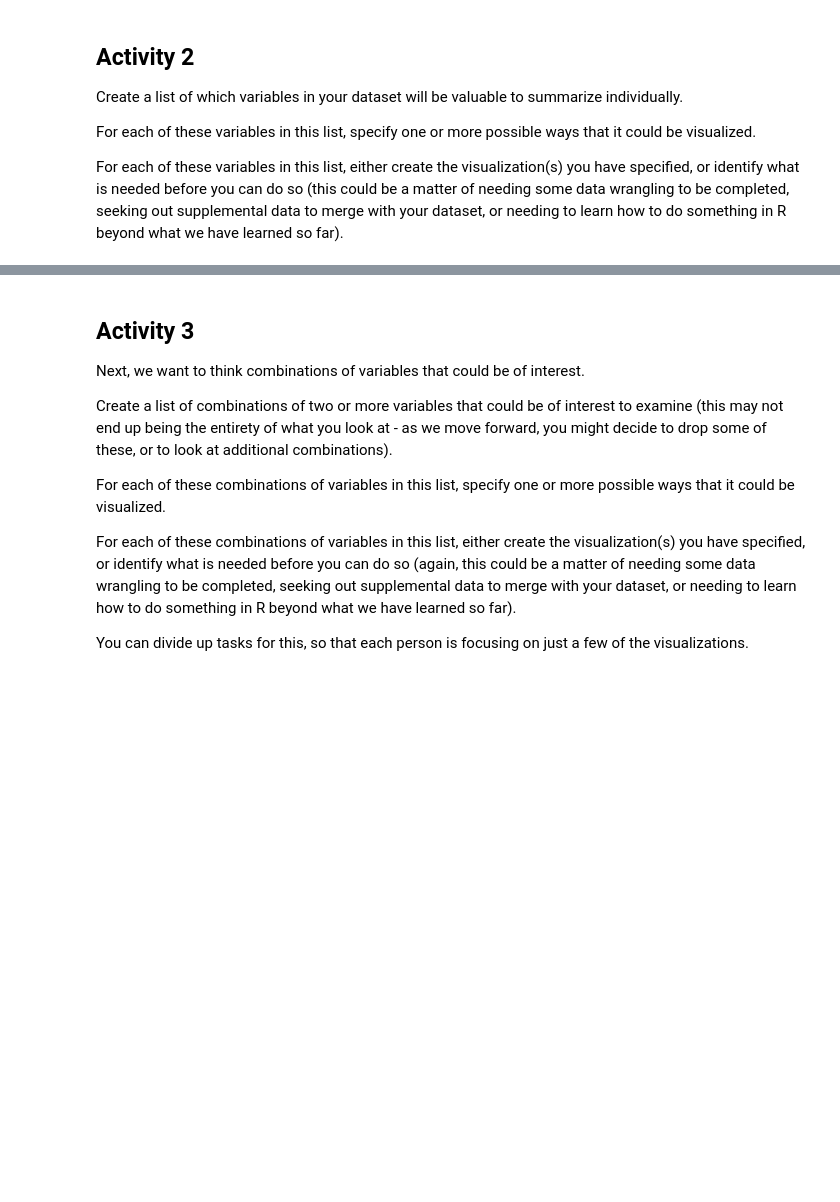
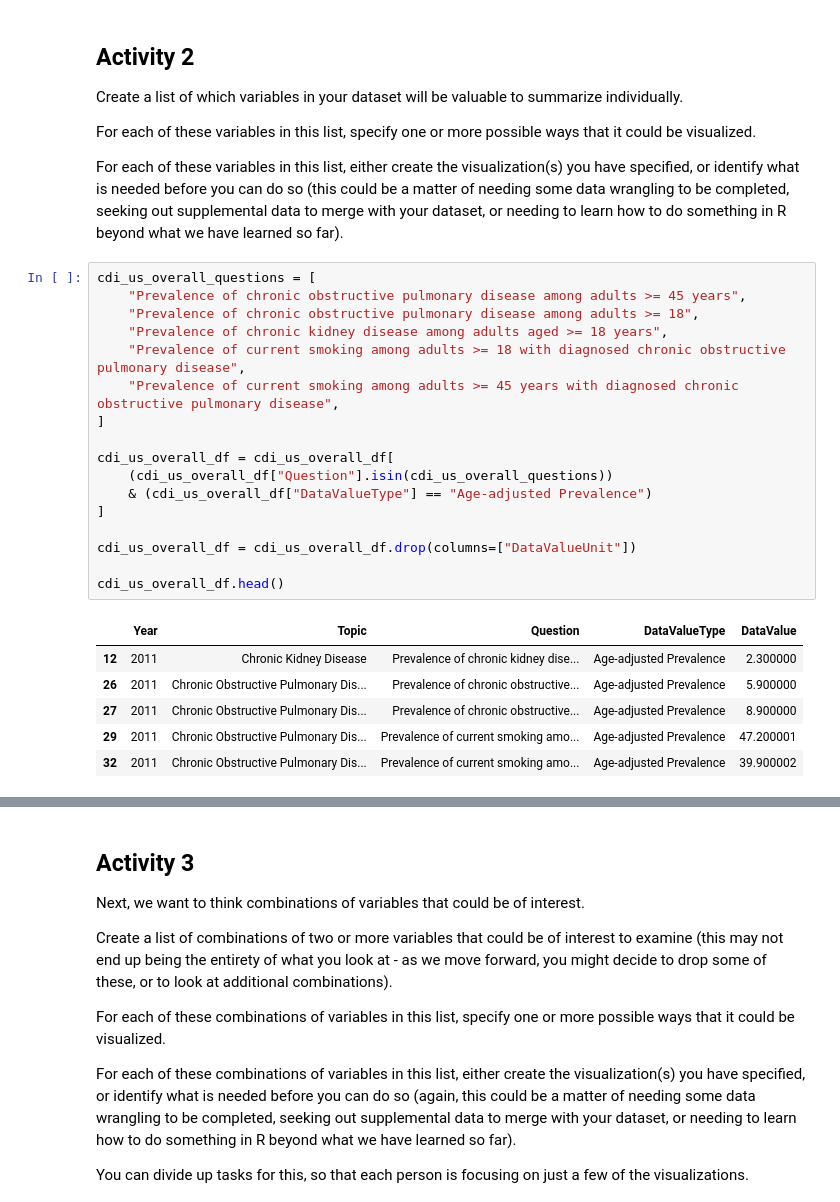
Before and after one commit to DATA5310/covid_effects, a Jupyter notebook: notebooks/homeworks/2.homework_7.ipynb, the cells around one changed output, grey strips where cells are left out. Drawn from its saved outputs; the diff is of its cells as text; blank space fills up the shorter version.

```diff
--- a/notebooks/homeworks/2.homework_7.ipynb
+++ b/notebooks/homeworks/2.homework_7.ipynb
@@ -37,3 +73,27 @@ Create a list of which variables in your dataset will be valuable to summarize i
 For each of these variables in this list, specify one or more possible ways that it could be visualized.
 
 For each of these variables in this list, either create the visualization(s) you have specified, or identify what is needed before you can do so (this could be a matter of needing some data wrangling to be completed, seeking out supplemental data to merge with your dataset, or needing to learn how to do something in R beyond what we have learned so far).
+# %%
+cdi_us_overall_questions = [
+    "Prevalence of chronic obstructive pulmonary disease among adults >= 45 years",
+    "Prevalence of chronic obstructive pulmonary disease among adults >= 18",
+    "Prevalence of chronic kidney disease among adults aged >= 18 years",
+    "Prevalence of current smoking among adults >= 18 with diagnosed chronic obstructive pulmonary disease",
+    "Prevalence of current smoking among adults >= 45 years with diagnosed chronic obstructive pulmonary disease",
+]
+
+cdi_us_overall_df = cdi_us_overall_df[
+    (cdi_us_overall_df["Question"].isin(cdi_us_overall_questions))
+    & (cdi_us_overall_df["DataValueType"] == "Age-adjusted Prevalence")
+]
+
+cdi_us_overall_df = cdi_us_overall_df.drop(columns=["DataValueUnit"])
+
+cdi_us_overall_df.head()
+# %% [output]
+|  | Year | Topic | Question | DataValueType | DataValue |
+| 12 | 2011 | Chronic Kidney Disease | Prevalence of chronic kidney dise... | Age-adjusted Prevalence | 2.300000 |
+| 26 | 2011 | Chronic Obstructive Pulmonary Dis... | Prevalence of chronic obstructive... | Age-adjusted Prevalence | 5.900000 |
+| 27 | 2011 | Chronic Obstructive Pulmonary Dis... | Prevalence of chronic obstructive... | Age-adjusted Prevalence | 8.900000 |
+| 29 | 2011 | Chronic Obstructive Pulmonary Dis... | Prevalence of current smoking amo... | Age-adjusted Prevalence | 47.200001 |
+| 32 | 2011 | Chronic Obstructive Pulmonary Dis... | Prevalence of current smoking amo... | Age-adjusted Prevalence | 39.900002 |
```
Also changed, not shown: parts of 11 cells of this notebook, 4 other files.
